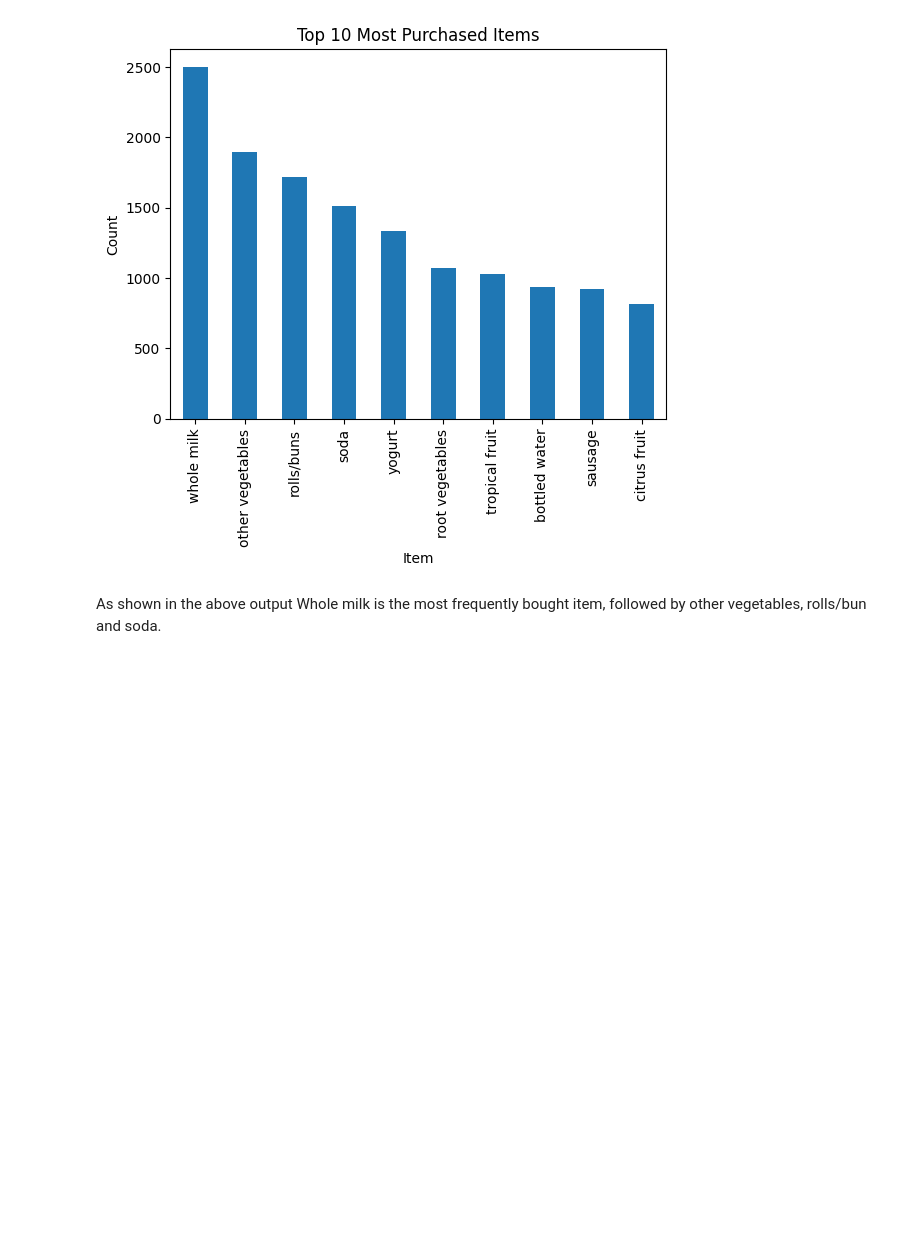
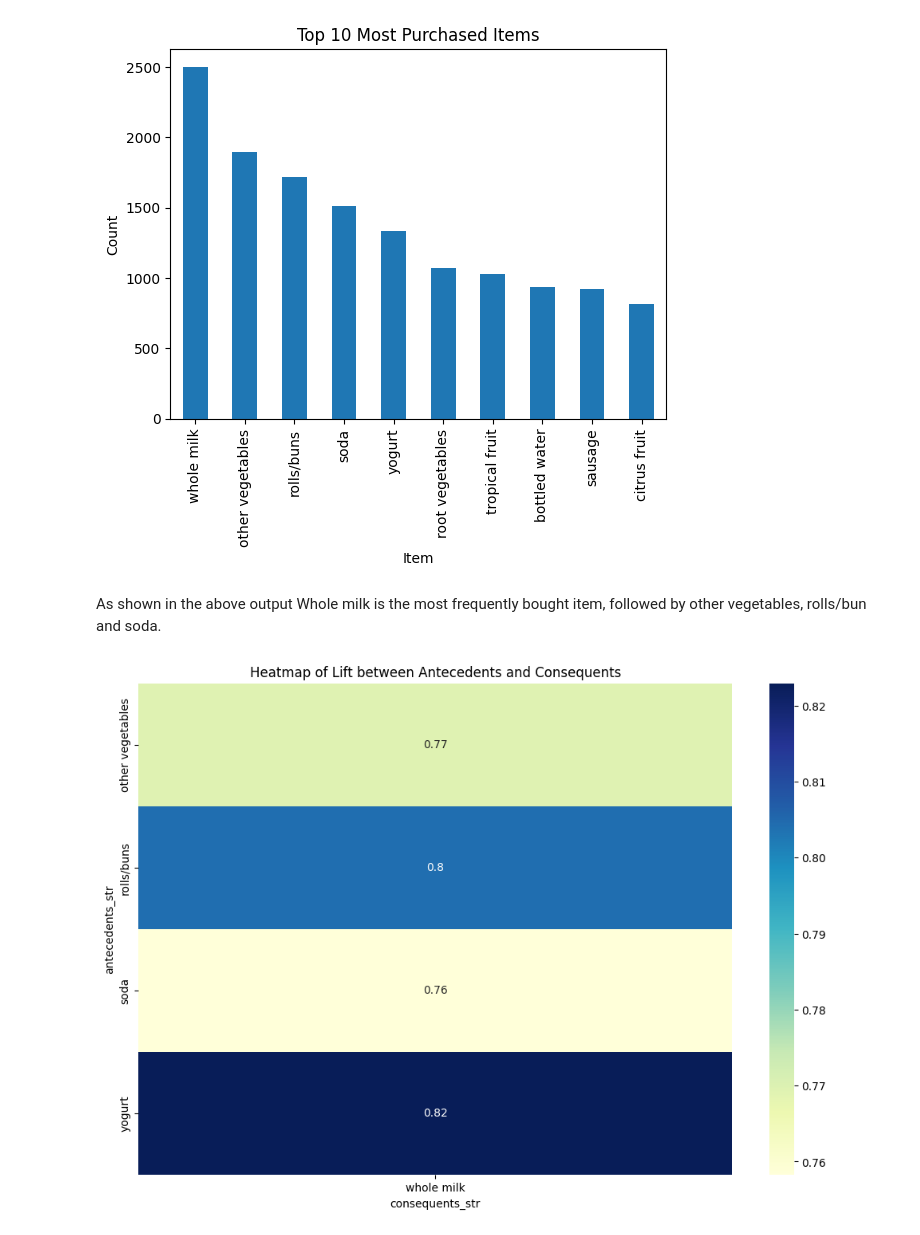
Before and after one commit to merledu/genify, a Jupyter notebook: lecture5/AprioriAlgorithm.ipynb, the cells around one changed output. Cells and saved outputs as stored; diff of their text form; code cells hidden in the pictures; blank space fills up the shorter version.

```diff
--- a/lecture5/AprioriAlgorithm.ipynb
+++ b/lecture5/AprioriAlgorithm.ipynb
@@ -102,3 +164,17 @@ plt.show()
 [figure]
 # %% [markdown]
 As shown in the above output Whole milk is the most frequently bought item, followed by other vegetables, rolls/bun and soda.
+# %%
+import seaborn as sns
+
+# Convert frozensets to strings for heatmap
+rules['antecedents_str'] = rules['antecedents'].apply(lambda x: ', '.join(list(x)))
+rules['consequents_str'] = rules['consequents'].apply(lambda x: ', '.join(list(x)))
+
+pivot = rules.pivot(index='antecedents_str', columns='consequents_str', values='lift')
+plt.figure(figsize=(12, 8))
+sns.heatmap(pivot, annot=True, cmap='YlGnBu')
+plt.title('Heatmap of Lift between Antecedents and Consequents')
+plt.show()
+# %% [output]
+[figure, added]
```
Also changed, not shown: parts of 6 cells of this notebook, 3 other files.
